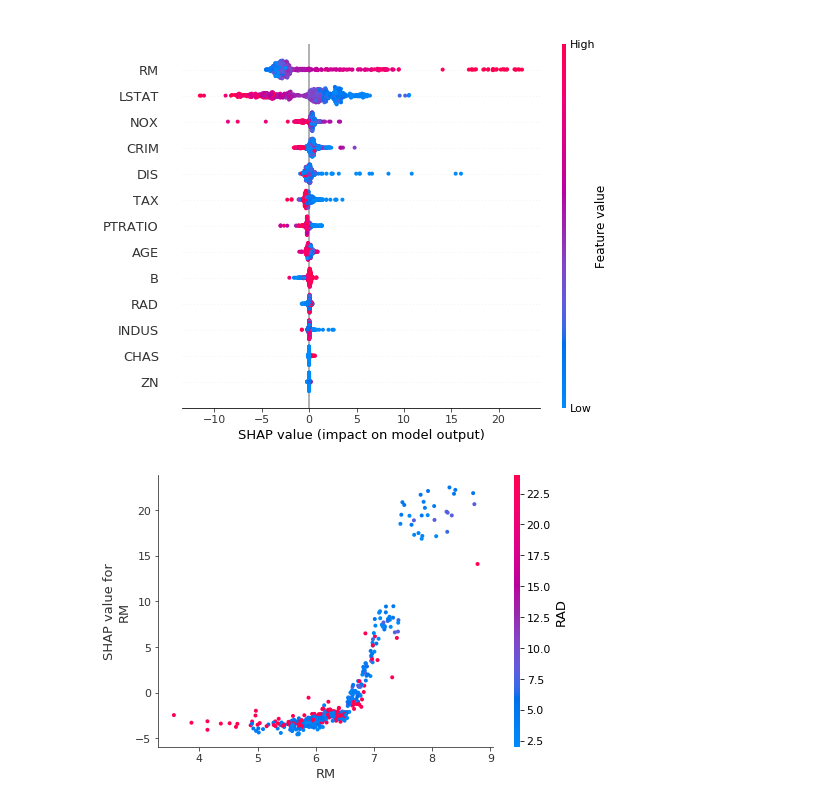
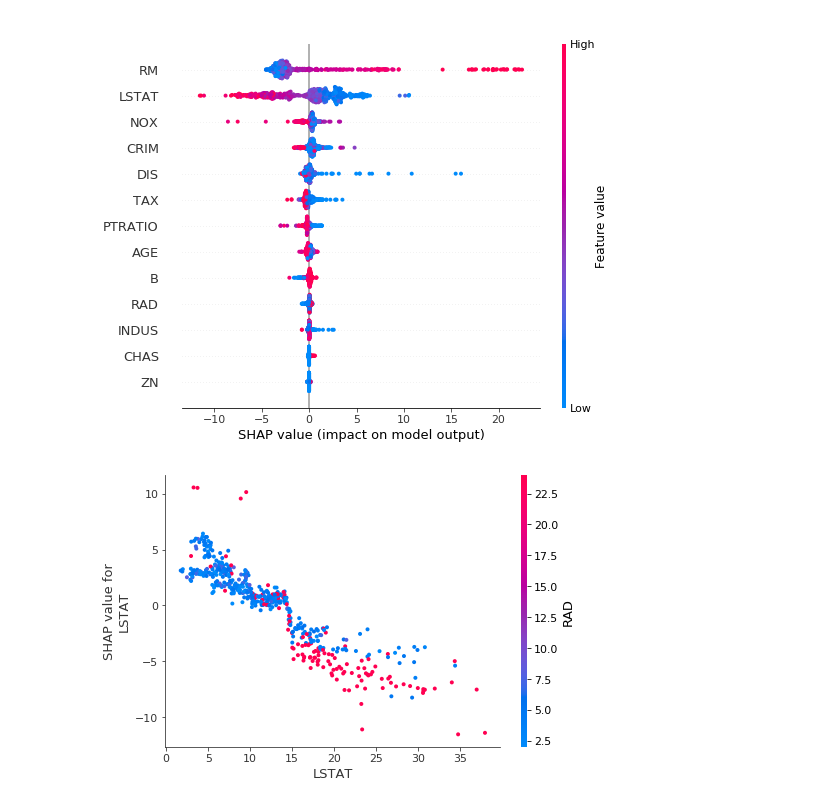
Before and after one commit to mdavis29/DataScience101, a Jupyter notebook: feature_importance.ipynb, the cells around one changed output. Drawn from its saved outputs; the diff is of its cells as text; code cells hidden in the pictures.

```diff
--- a/feature_importance.ipynb
+++ b/feature_importance.ipynb
@@ -246,6 +246,6 @@ shap.summary_plot(shap_values, X, feature_names=feature_names)
 # %% [output]
 [figure]
 # %%
-shap.dependence_plot("RM", shap_values, X, feature_names=feature_names)
+shap.dependence_plot("LSTAT", shap_values, X, feature_names=feature_names)
 # %% [output]
-[figure, old version]
+[figure, new version]
```
Also changed, not shown: parts of 1 cell of this notebook.
